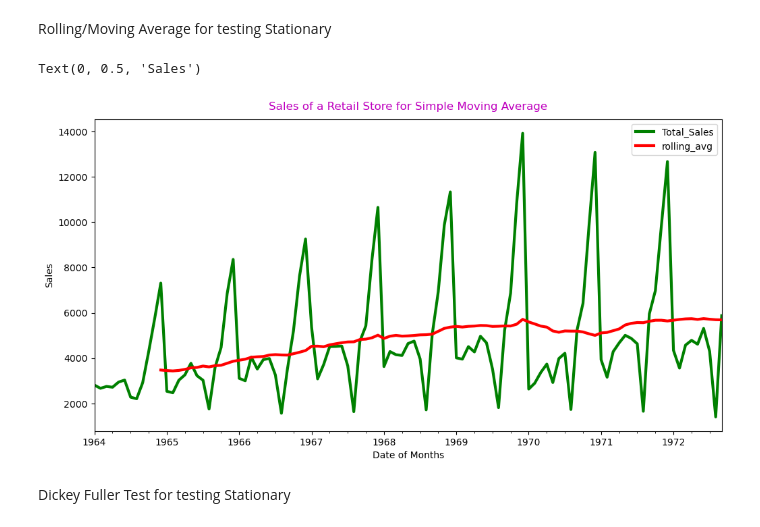
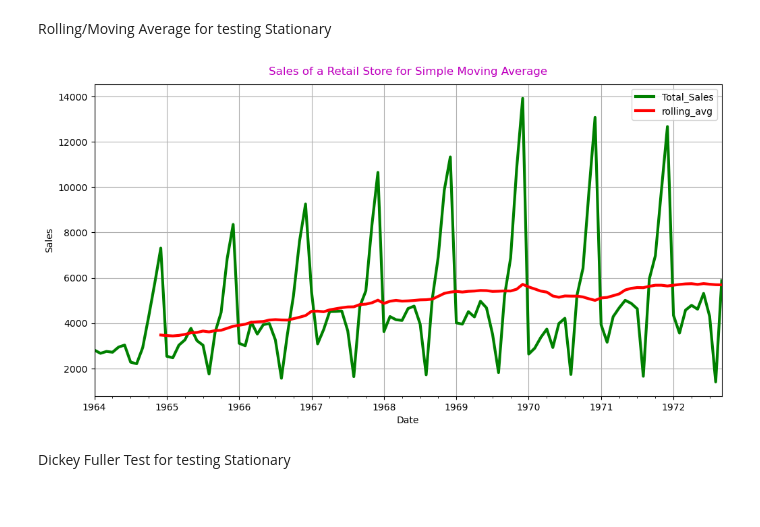
Before and after one commit to Bikas0/Sales-of-a-Retail-Store, a Jupyter notebook: Business Automation Ltd. Interview Skill Test/Predicting Monthly Sales for a Retail Stores.ipynb, the cells around one changed output. Drawn from its saved outputs; the diff is of its cells as text; code cells hidden in the pictures.

```diff
--- a/Business Automation Ltd. Interview Skill Test/Predicting Monthly Sales for a Retail Stores.ipynb
+++ b/Business Automation Ltd. Interview Skill Test/Predicting Monthly Sales for a Retail Stores.ipynb
@@ -164,13 +182,13 @@ Rolling/Moving Average for testing Stationary
 # %%
 dataset['rolling_avg'] = dataset.Total_Sales.rolling(12).mean()
 colors = ['g', 'r']
 dataset[["Total_Sales", "rolling_avg"]].plot(color=colors, linewidth=3, figsize=(12,6))
 plt.title("Sales of a Retail Store for Simple Moving Average", pad = 10, c = 'm')
-plt.xlabel('Date of Months')
+plt.xlabel('Date')
 plt.ylabel('Sales')
+plt.grid()
 # %% [output]
-Text(0, 0.5, 'Sales')
-[figure, old version]
+[figure, new version]
 # %% [markdown]
 Dickey Fuller Test for testing Stationary
 # %%
```
Also changed, not shown: parts of 35 cells of this notebook.
